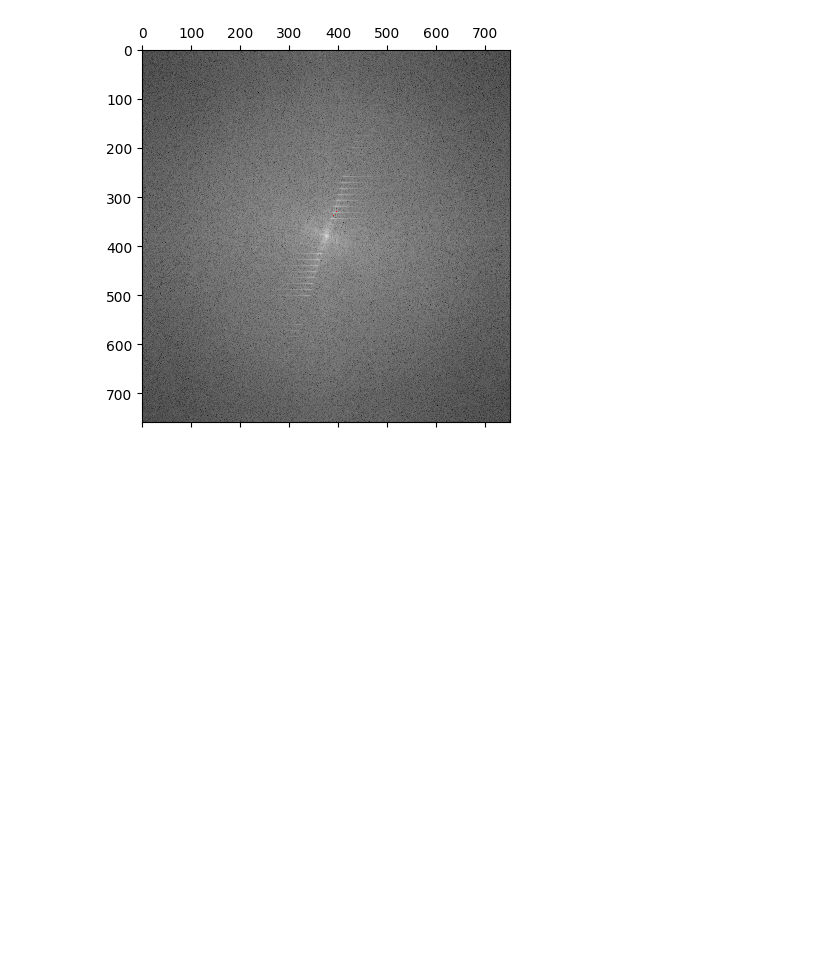
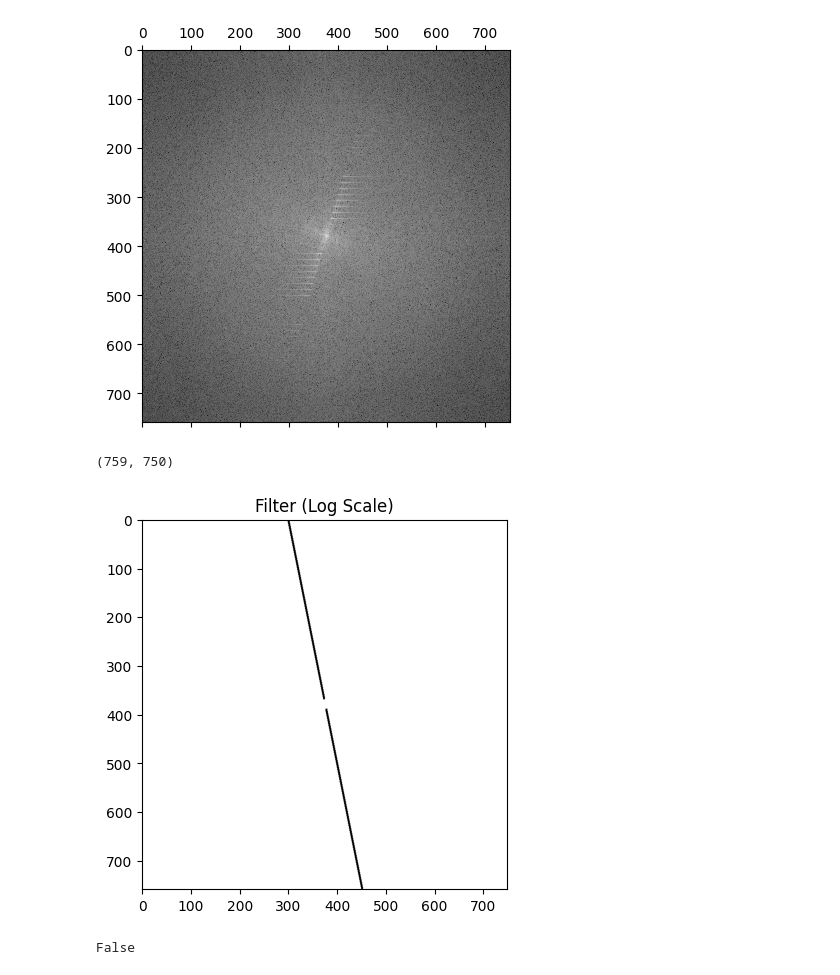
Before and after one commit to JessiDaniL/metodos2_grupo1, a Jupyter notebook: Talleres/Taller_2/Punto3b.ipynb, the cells around one changed output. Cells and saved outputs as stored; diff of their text form; code cells hidden in the pictures; blank space fills up the shorter version.

```diff
--- a/Talleres/Taller_2/Punto3b.ipynb
+++ b/Talleres/Taller_2/Punto3b.ipynb
@@ -58,0 +113,5 @@ FFT = np.fft.ifftshift(FFT)
+# %%
+filtro = filtrar((height_g,width_g))
+# filtro = filtro.astype(np.complex64)
+# %% [output]
+(759, 750)
@@ -58,0 +120,11 @@ FFT = np.fft.ifftshift(FFT)
+# %%
+epsilon = 1e-8  # Small constant to avoid log(0)
+plt.imshow(np.log(np.abs(filtro) + epsilon), cmap='gray')
+plt.title('Filter (Log Scale)')
+plt.show()
+# %% [output]
+[figure, added]
+# %%
+print(np.isnan(filtro).any())
+# %% [output]
+False
```
Also changed, not shown: parts of 8 cells of this notebook, 2 other files.
